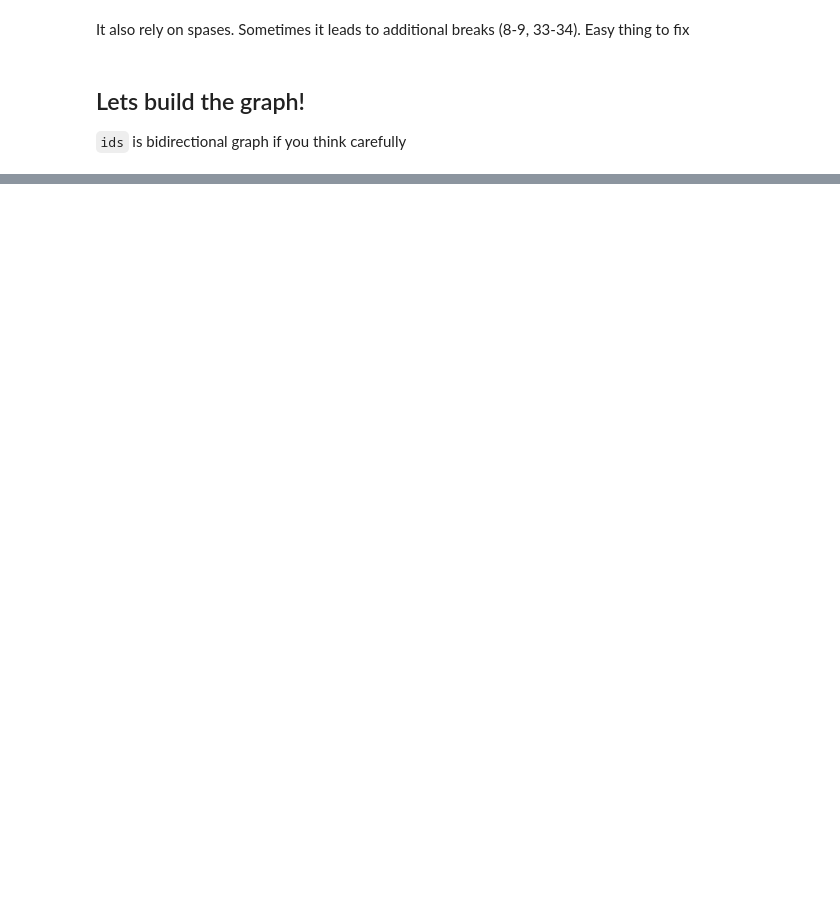
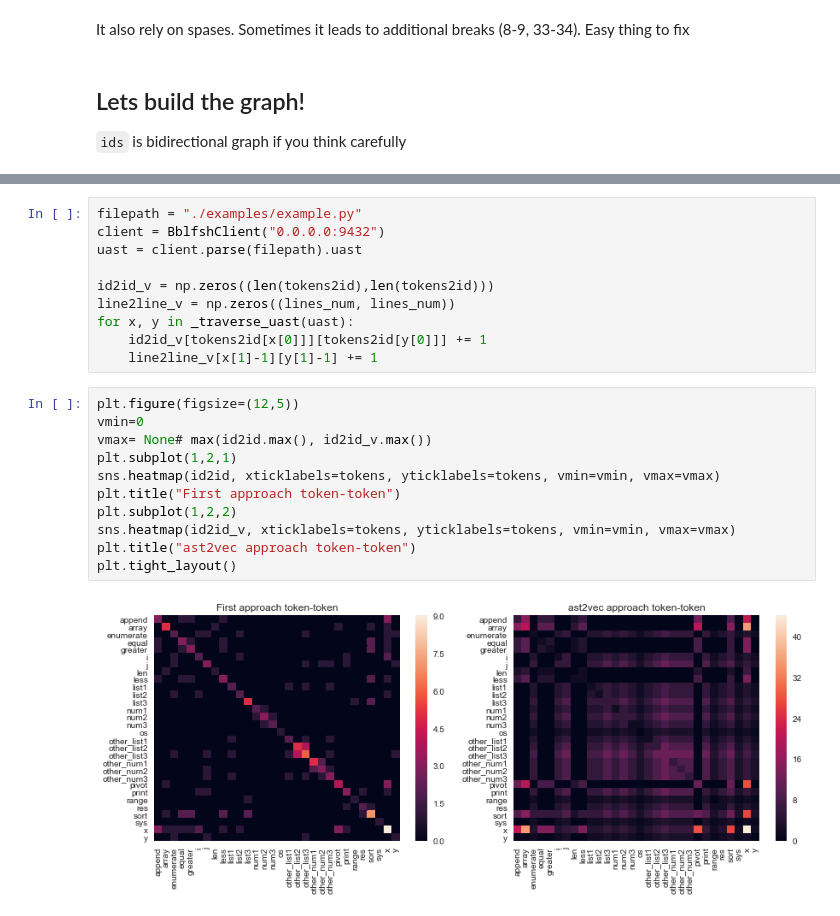
Before and after one commit to zurk/snippet-search, a Jupyter notebook: Experiments and visualisation.ipynb, the cells around one changed output, grey strips where cells are left out. Cells and saved outputs as stored; diff of their text form; blank space fills up the shorter version.

```diff
--- a/Experiments and visualisation.ipynb
+++ b/Experiments and visualisation.ipynb
@@ -95,0 +192,23 @@ To be continued...))
+# %%
+filepath = "./examples/example.py"
+client = BblfshClient("0.0.0.0:9432")
+uast = client.parse(filepath).uast
+
+id2id_v = np.zeros((len(tokens2id),len(tokens2id)))
+line2line_v = np.zeros((lines_num, lines_num))
+for x, y in _traverse_uast(uast):
+    id2id_v[tokens2id[x[0]]][tokens2id[y[0]]] += 1
+    line2line_v[x[1]-1][y[1]-1] += 1
+# %%
+plt.figure(figsize=(12,5))
+vmin=0
+vmax= None# max(id2id.max(), id2id_v.max())
+plt.subplot(1,2,1)
+sns.heatmap(id2id, xticklabels=tokens, yticklabels=tokens, vmin=vmin, vmax=vmax)
+plt.title("First approach token-token")
+plt.subplot(1,2,2)
+sns.heatmap(id2id_v, xticklabels=tokens, yticklabels=tokens, vmin=vmin, vmax=vmax)
+plt.title("ast2vec approach token-token")
+plt.tight_layout()
+# %% [output]
+[figure, added]
```
Also changed, not shown: parts of 26 cells of this notebook, 2 other files.
